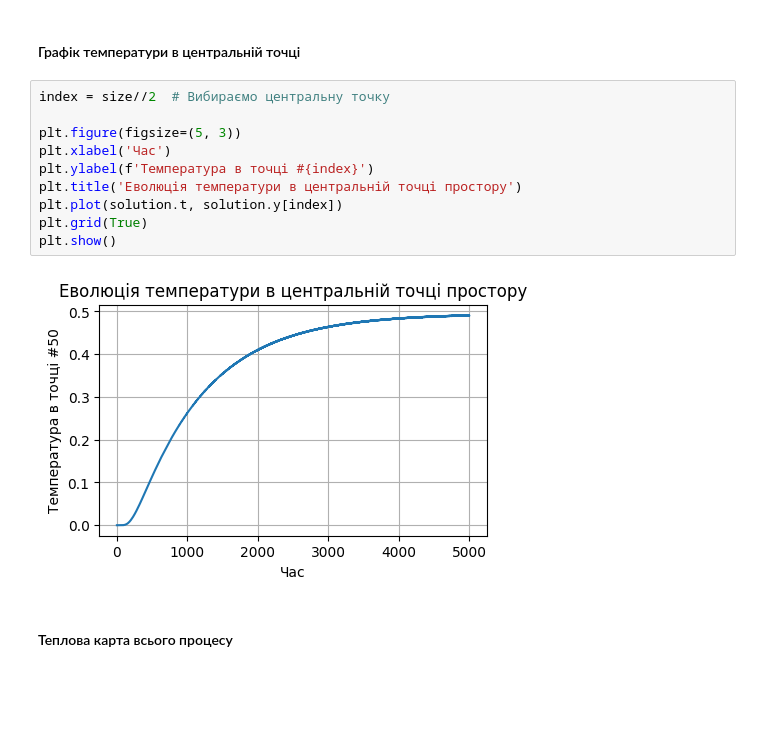
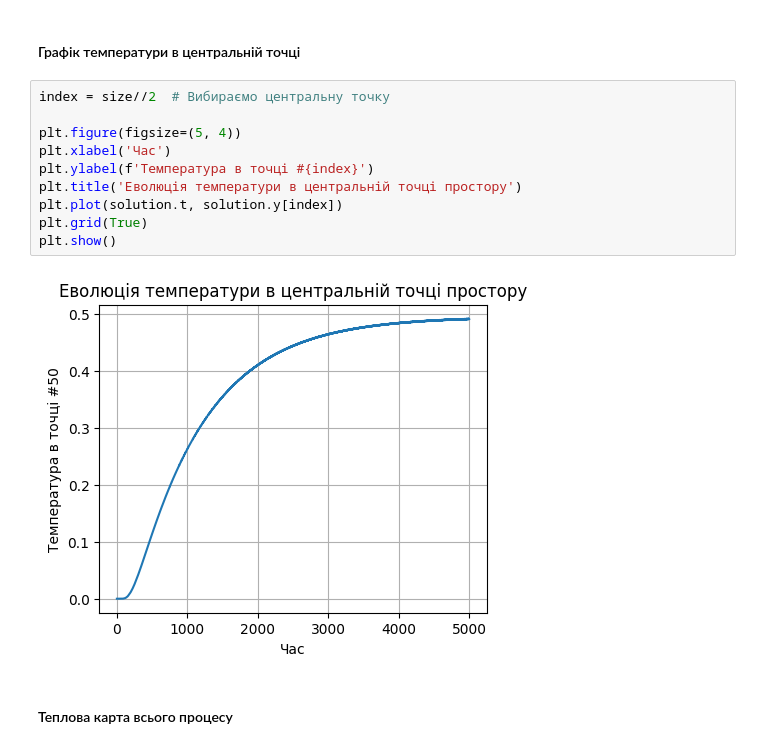
Before and after one commit to SerhiiMiroshnychenko/Notebooks, a Jupyter notebook: Heat_Transfer/Heat_Tramsfer.ipynb, the cells around one changed output. Cells and saved outputs as stored; diff of their text form; blank space fills up the shorter version.

```diff
--- a/Heat_Transfer/Heat_Tramsfer.ipynb
+++ b/Heat_Transfer/Heat_Tramsfer.ipynb
@@ -648,15 +656,15 @@ solution = integrate.solve_ivp(
 # %%
 index = size//2  # Вибираємо центральну точку
 
-plt.figure(figsize=(5, 3))
+plt.figure(figsize=(5, 4))
 plt.xlabel('Час')
 plt.ylabel(f'Температура в точці #{index}')
 plt.title('Еволюція температури в центральній точці простору')
 plt.plot(solution.t, solution.y[index])
 plt.grid(True)
 plt.show()
 # %% [output]
-[figure, old version]
+[figure, new version]
 # %% [markdown]
 #### Теплова карта всього процесу
 # %%
```
Also changed, not shown: parts of 74 cells of this notebook.
